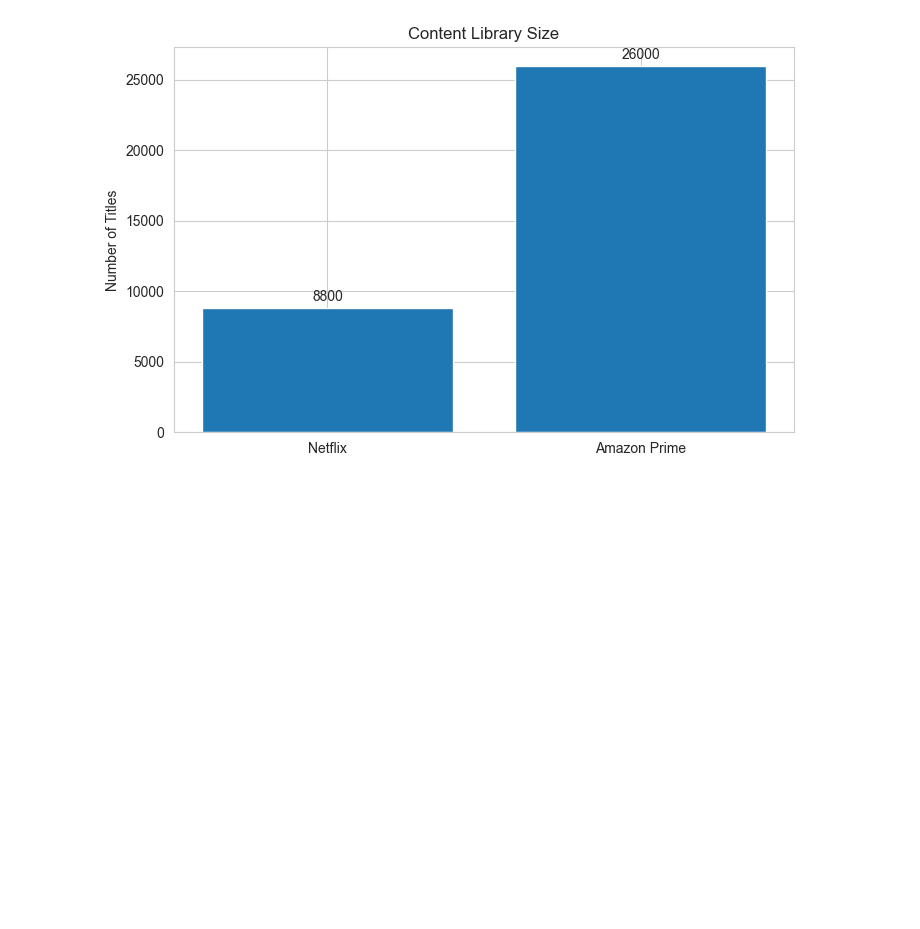
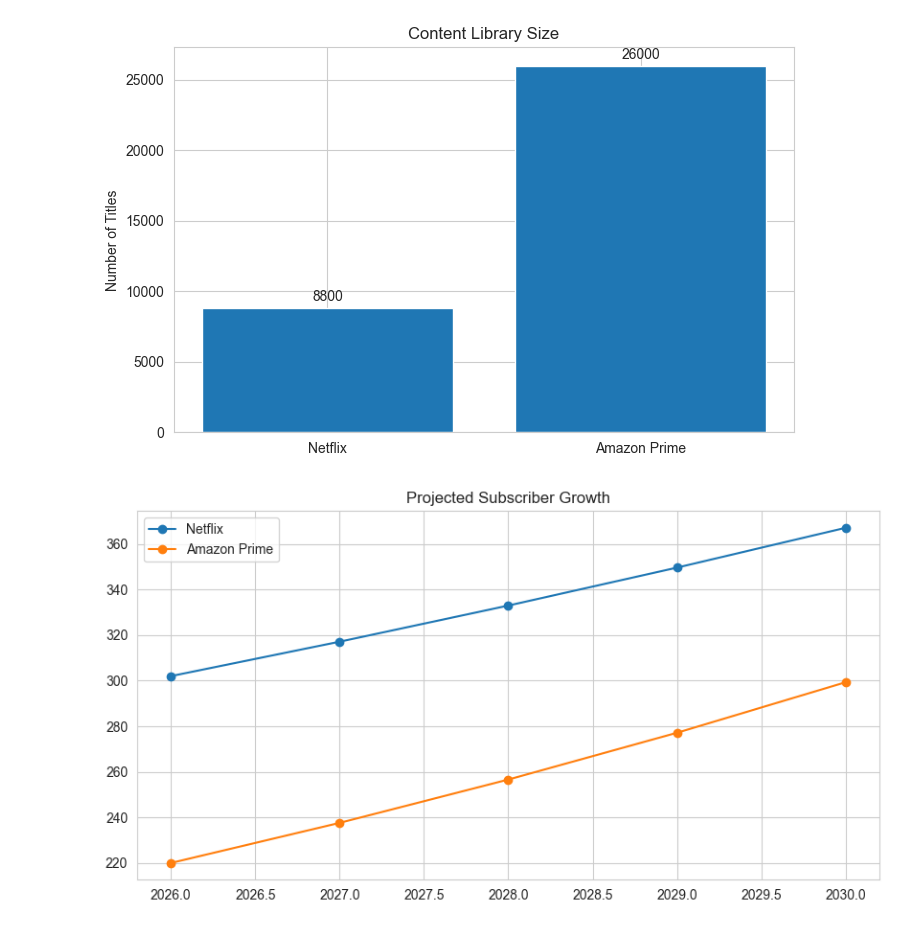
Before and after one commit to Piyushayush21/ML, a Jupyter notebook: analysis_/netflix_vs_prime.ipynb, the cells around one changed output. Cells and saved outputs as stored; diff of their text form; code cells hidden in the pictures; blank space fills up the shorter version.

```diff
--- a/analysis_/netflix_vs_prime.ipynb
+++ b/analysis_/netflix_vs_prime.ipynb
@@ -635,3 +635,45 @@ for i,v in enumerate(df["Titles"]):
 plt.show()
 # %% [output]
 [figure]
+# %%
+import numpy as np
+
+years = np.arange(2026,2031)
+
+netflix = [302]
+
+prime = [220]
+
+for i in range(4):
+
+    netflix.append(
+        netflix[-1]*1.05
+    )
+
+    prime.append(
+        prime[-1]*1.08
+    )
+
+plt.figure(figsize=(10,5))
+
+plt.plot(
+    years,
+    netflix,
+    marker='o',
+    label='Netflix'
+)
+
+plt.plot(
+    years,
+    prime,
+    marker='o',
+    label='Amazon Prime'
+)
+
+plt.title("Projected Subscriber Growth")
+
+plt.legend()
+
+plt.show()
+# %% [output]
+[figure, added]
```
